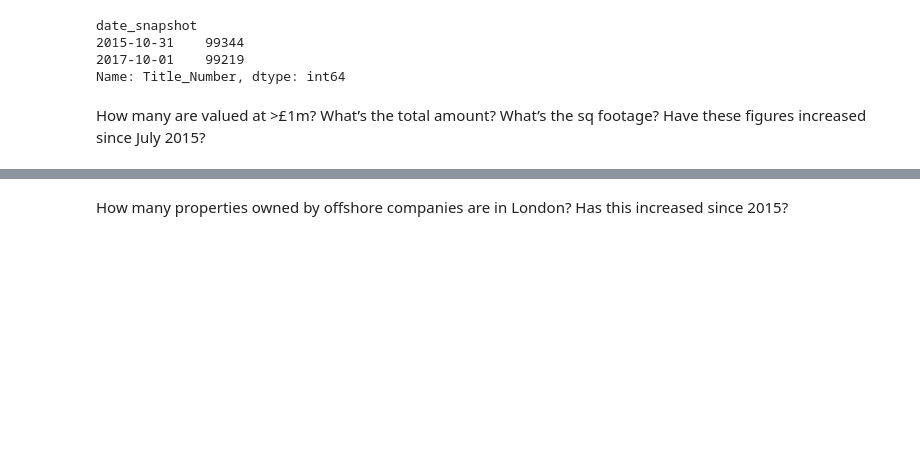
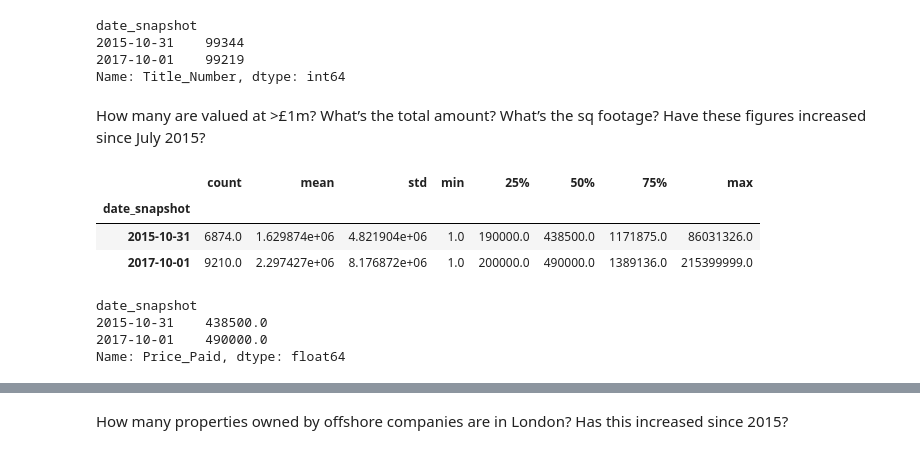
Before and after one commit to Global-Witness/overseas-companies-land-ownership-public, a Jupyter notebook: Draft Processing and Analysis.ipynb, the cells around one changed output, grey strips where cells are left out. Cells and saved outputs as stored; diff of their text form; code cells hidden in the pictures; blank space fills up the shorter version.

```diff
--- a/Draft Processing and Analysis.ipynb
+++ b/Draft Processing and Analysis.ipynb
@@ -113,3 +119,18 @@ date_snapshot
 Name: Title_Number, dtype: int64
 # %% [markdown]
 How many are valued at >£1m? What’s the total amount? What’s the sq footage? Have these figures increased since July 2015?
+# %%
+##PRICE PAID DATA IS VERY PATCHY SO TREAT WITH EXTREME CAUTION MISSING VALUES OVER 90%
+data.groupby('date_snapshot').describe()['Price_Paid']
+# %% [output]
+|  | count | mean | std | min | 25% | 50% | 75% | max |
+| date_snapshot |  |  |  |  |  |  |  |  |
+| 2015-10-31 | 6874.0 | 1.629874e+06 | 4.821904e+06 | 1.0 | 190000.0 | 438500.0 | 1171875.0 | 86031326.0 |
+| 2017-10-01 | 9210.0 | 2.297427e+06 | 8.176872e+06 | 1.0 | 200000.0 | 490000.0 | 1389136.0 | 215399999.0 |
+# %%
+data.groupby('date_snapshot').median()['Price_Paid']
+# %% [output]
+date_snapshot
+2015-10-31    438500.0
+2017-10-01    490000.0
+Name: Price_Paid, dtype: float64
```
Also changed, not shown: parts of 7 cells of this notebook.
